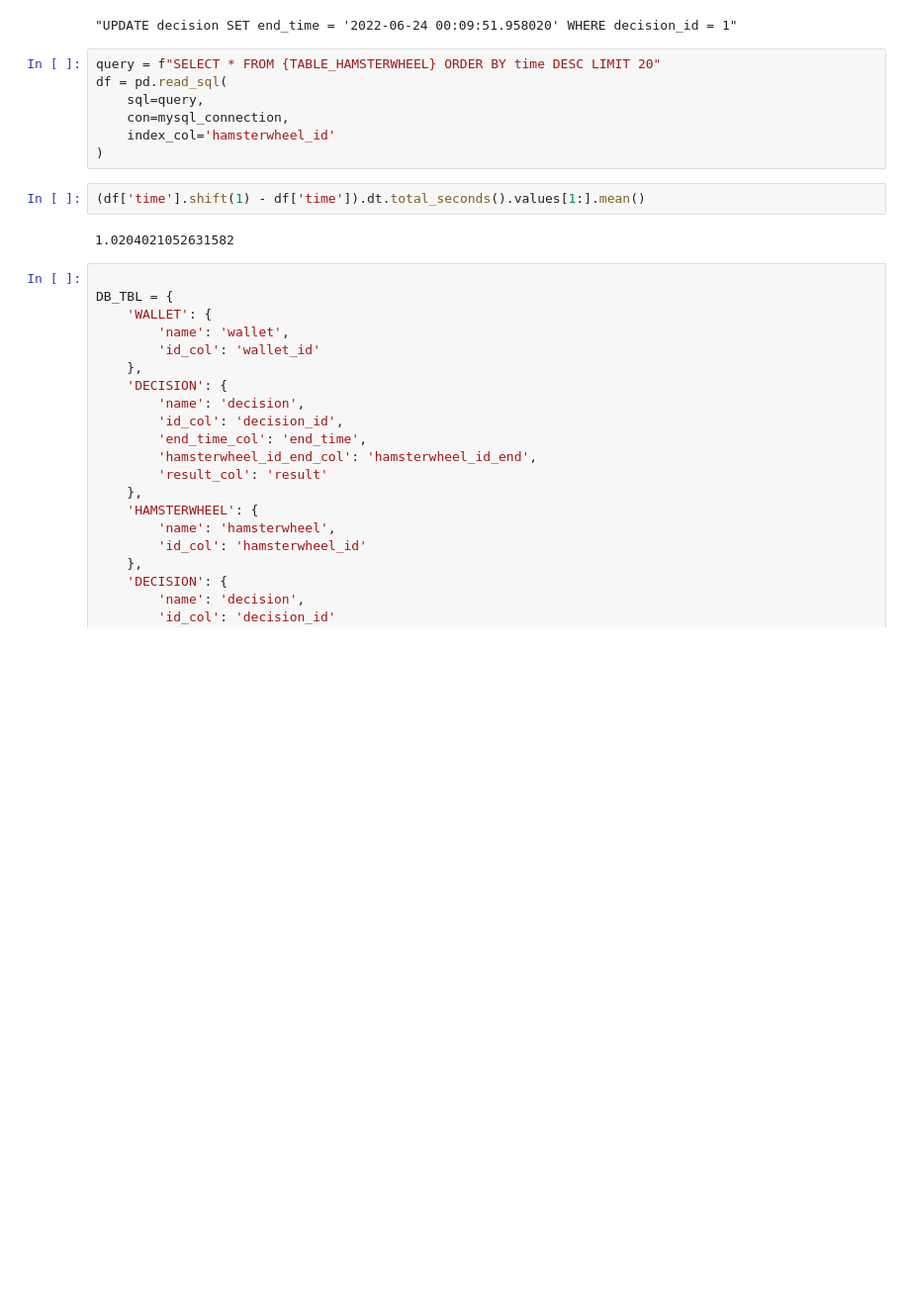
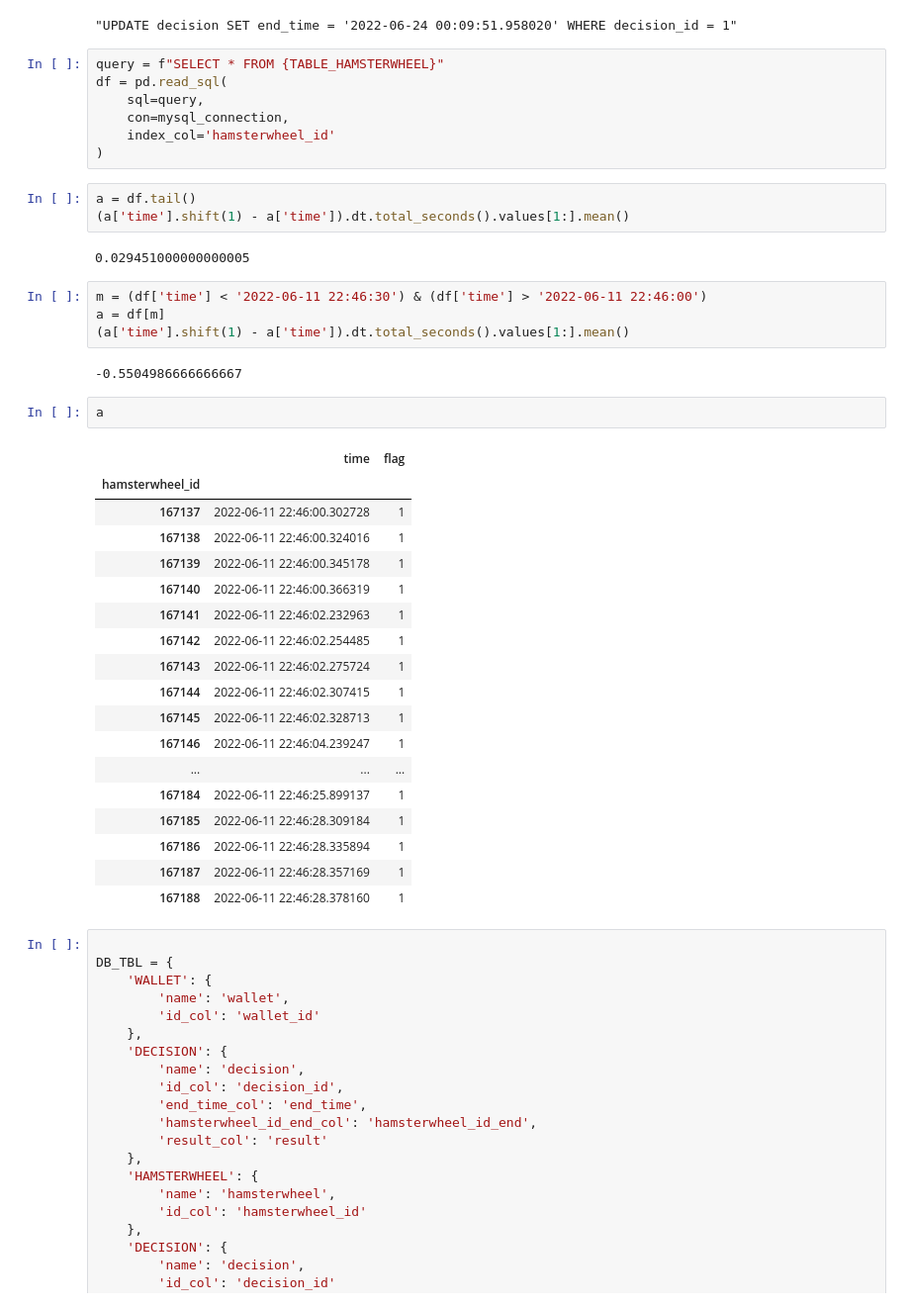
Before and after one commit to kromerh/cryptohamster, a Jupyter notebook: notebooks/EDA.ipynb, the cells around one changed output. Shown: that part at 99% size. Drawn from its saved outputs; the diff is of its cells as text; blank space fills up the shorter version.

```diff
--- a/notebooks/EDA.ipynb
+++ b/notebooks/EDA.ipynb
@@ -447,16 +447,44 @@ qry
 # %% [output]
 "UPDATE decision SET end_time = '2022-06-24 00:09:51.958020' WHERE decision_id = 1"
 # %%
-query = f"SELECT * FROM {TABLE_HAMSTERWHEEL} ORDER BY time DESC LIMIT 20"
+query = f"SELECT * FROM {TABLE_HAMSTERWHEEL}"
 df = pd.read_sql(
     sql=query,
     con=mysql_connection,
     index_col='hamsterwheel_id'
 )
 # %%
-(df['time'].shift(1) - df['time']).dt.total_seconds().values[1:].mean()
+a = df.tail()
+(a['time'].shift(1) - a['time']).dt.total_seconds().values[1:].mean()
 # %% [output]
-1.0204021052631582
+0.029451000000000005
+# %%
+m = (df['time'] < '2022-06-11 22:46:30') & (df['time'] > '2022-06-11 22:46:00')
+a = df[m]
+(a['time'].shift(1) - a['time']).dt.total_seconds().values[1:].mean()
+# %% [output]
+-0.5504986666666667
+# %%
+a
+# %% [output]
+|  | time | flag |
+| hamsterwheel_id |  |  |
+| 167137 | 2022-06-11 22:46:00.302728 | 1 |
+| 167138 | 2022-06-11 22:46:00.324016 | 1 |
+| 167139 | 2022-06-11 22:46:00.345178 | 1 |
+| 167140 | 2022-06-11 22:46:00.366319 | 1 |
+| 167141 | 2022-06-11 22:46:02.232963 | 1 |
+| 167142 | 2022-06-11 22:46:02.254485 | 1 |
+| 167143 | 2022-06-11 22:46:02.275724 | 1 |
+| 167144 | 2022-06-11 22:46:02.307415 | 1 |
+| 167145 | 2022-06-11 22:46:02.328713 | 1 |
+| 167146 | 2022-06-11 22:46:04.239247 | 1 |
+| ... | ... | ... |
+| 167184 | 2022-06-11 22:46:25.899137 | 1 |
+| 167185 | 2022-06-11 22:46:28.309184 | 1 |
+| 167186 | 2022-06-11 22:46:28.335894 | 1 |
+| 167187 | 2022-06-11 22:46:28.357169 | 1 |
+| 167188 | 2022-06-11 22:46:28.378160 | 1 |
 # %%
 
 DB_TBL = {
```
Also changed, not shown: 2 other files.
